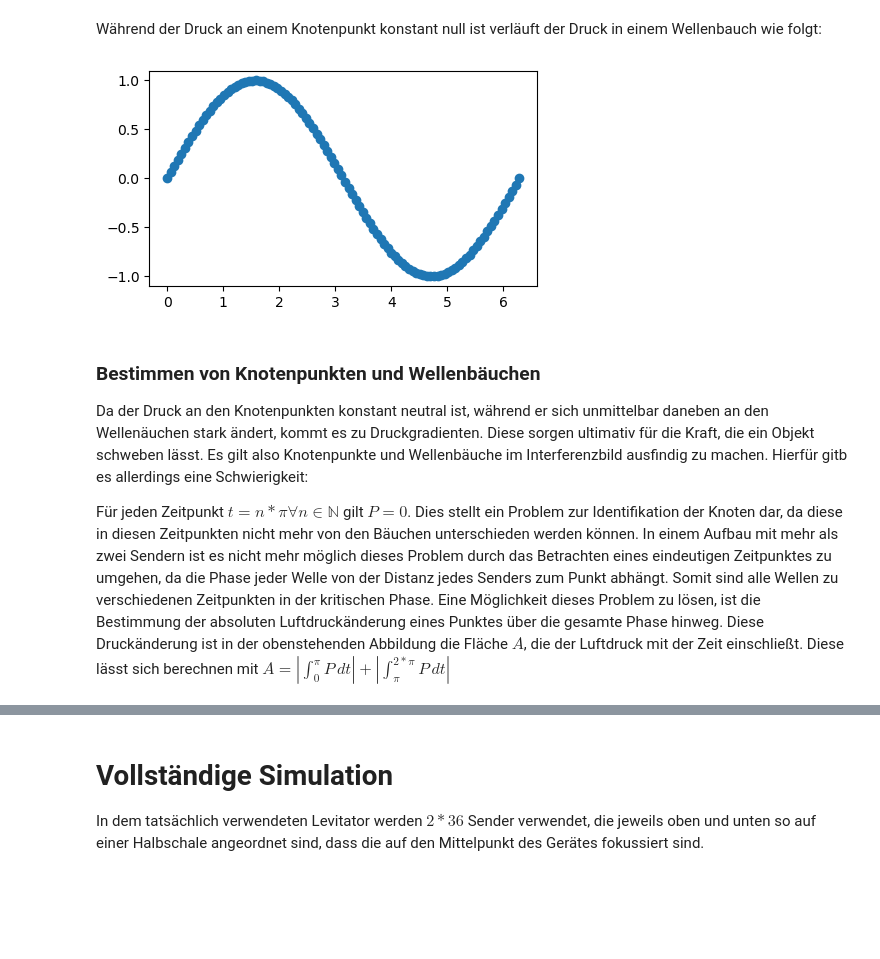
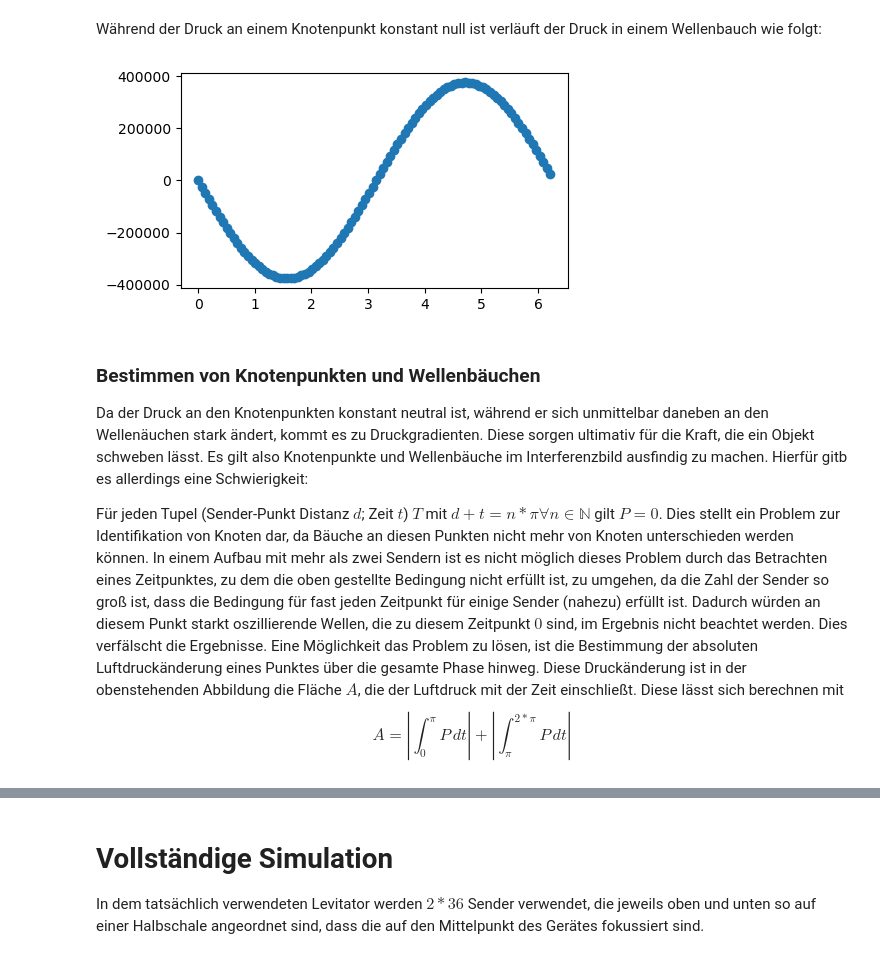
Before and after one commit to ChristophBarth/TinyLev-Sim, a Jupyter notebook: notebooks/TinyLev-Simulation-Static.ipynb, the cells around one changed output, grey strips where cells are left out. Cells and saved outputs as stored; diff of their text form; code cells hidden in the pictures; blank space fills up the shorter version.

Commit message:
Finale Version der Abgabe - Einige Fehler in Text und Plots bestehen -neuer Bug: Plot der unteren Druckwelle erzeugt Interferenz?!?!

```diff
--- a/notebooks/TinyLev-Simulation-Static.ipynb
+++ b/notebooks/TinyLev-Simulation-Static.ipynb
@@ -68,16 +64,16 @@ plot_interference([[bottom_transducer], [top_transducer]], left="simple", right=
 # %% [markdown]
 Während der Druck an einem Knotenpunkt konstant null ist verläuft der Druck in einem Wellenbauch wie folgt:
 # %%
-plot_pressure_over_time(bottom_transducer, np.array([0,.05,0]))
+plot_pressure_over_time(bottom_transducer, np.array([0,.0000001,0]))
 # %% [output]
-[figure, old version]
+[figure, new version]
 # %% [markdown]
 ### Bestimmen von Knotenpunkten und Wellenbäuchen
 Da der Druck an den Knotenpunkten konstant neutral ist, während er sich unmittelbar daneben an den Wellenäuchen stark ändert, kommt es zu Druckgradienten. Diese sorgen ultimativ für die Kraft, die ein Objekt schweben lässt. Es gilt also Knotenpunkte und Wellenbäuche im Interferenzbild ausfindig zu machen. Hierfür gitb es allerdings eine Schwierigkeit:
 
-Für jeden Zeitpunkt $t=n*\pi \forall n \in \mathbb{N}$ gilt $P=0$. Dies stellt ein Problem zur Identifikation der Knoten dar, da diese in diesen Zeitpunkten nicht mehr von den Bäuchen unterschieden werden können. In einem Aufbau mit mehr als zwei Sendern ist es nicht mehr möglich dieses Problem durch das Betrachten eines eindeutigen Zeitpunktes zu umgehen, da die Phase jeder Welle von der Distanz jedes Senders zum Punkt abhängt. Somit sind alle Wellen zu verschiedenen Zeitpunkten in der kritischen Phase.
-Eine Möglichkeit dieses Problem zu lösen, ist die Bestimmung der absoluten Luftdruckänderung eines Punktes über die gesamte Phase hinweg. Diese Druckänderung ist in der obenstehenden Abbildung die Fläche $A$, die der Luftdruck mit der Zeit einschließt. Diese lässt sich berechnen mit
-$A = |\int_{0}^{\pi} P \,dt| + |\int_{\pi}^{2*\pi} P \,dt|$
+Für jeden Tupel (Sender-Punkt Distanz $d$; Zeit $t$) $T$ mit $d+t=n*\pi \forall n \in \mathbb{N}$ gilt $P=0$. Dies stellt ein Problem zur Identifikation von Knoten dar, da Bäuche an diesen Punkten nicht mehr von Knoten unterschieden werden können. In einem Aufbau mit mehr als zwei Sendern ist es nicht möglich dieses Problem durch das Betrachten eines Zeitpunktes, zu dem die oben gestellte Bedingung nicht erfüllt ist, zu umgehen, da die Zahl der Sender so groß ist, dass die Bedingung für fast jeden Zeitpunkt für einige Sender (nahezu) erfüllt ist. Dadurch würden an diesem Punkt starkt oszillierende Wellen, die zu diesem Zeitpunkt $0$ sind, im Ergebnis nicht beachtet werden. Dies verfälscht die Ergebnisse.
+Eine Möglichkeit das Problem zu lösen, ist die Bestimmung der absoluten Luftdruckänderung eines Punktes über die gesamte Phase hinweg. Diese Druckänderung ist in der obenstehenden Abbildung die Fläche $A$, die der Luftdruck mit der Zeit einschließt. Diese lässt sich berechnen mit
+$$A = |\int_{0}^{\pi} P \,dt| + |\int_{\pi}^{2*\pi} P \,dt|$$
 # %%
 plot_pressure_change(([bottom_transducer], [top_transducer]), left="simple", right="complex")
 # %% [output]
```
Also changed, not shown: parts of 20 cells of this notebook, 3 other files.
